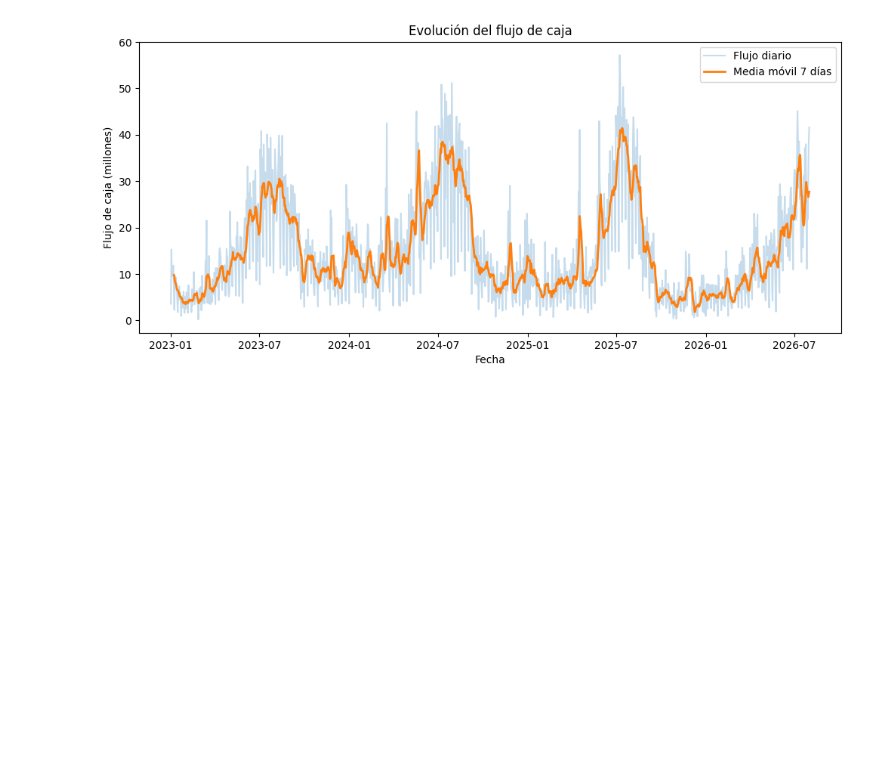
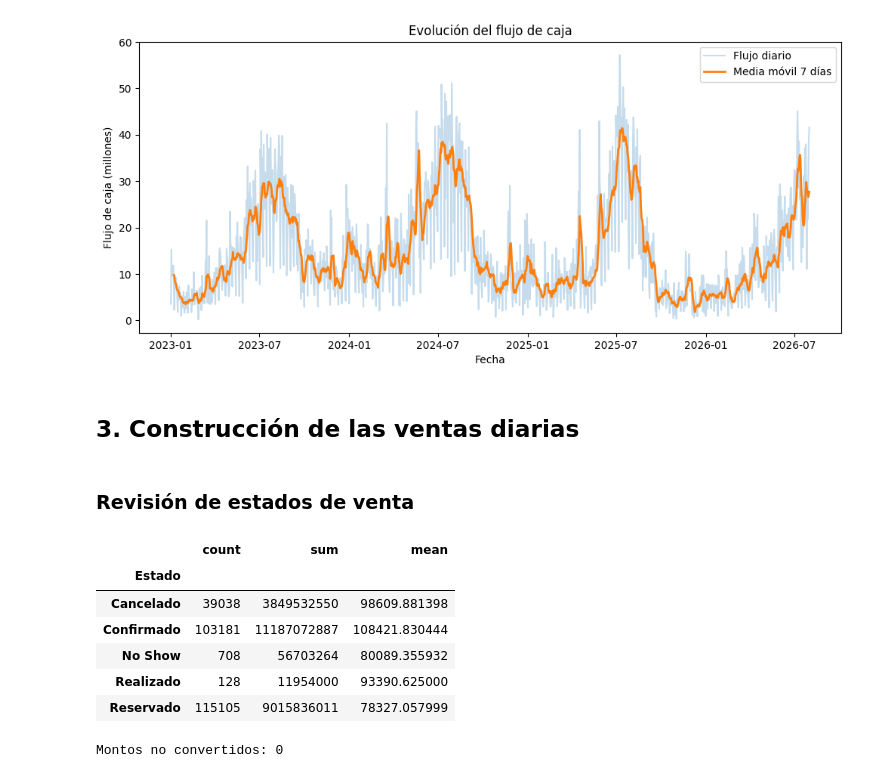
Before and after one commit to Vyena/ml_finance_teixeiradossantos, a Jupyter notebook: notebooks/Proyecto final/proyecto_flujo_caja.ipynb, the cells around one changed output. Drawn from its saved outputs; the diff is of its cells as text; code cells hidden in the pictures; blank space fills up the shorter version.

```diff
--- a/notebooks/Proyecto final/proyecto_flujo_caja.ipynb
+++ b/notebooks/Proyecto final/proyecto_flujo_caja.ipynb
@@ -253,3 +260,35 @@ plt.legend()
 plt.show()
 # %% [output]
 [figure]
+# %% [markdown]
+## 3. Construcción de las ventas diarias
+# %% [markdown]
+### Revisión de estados de venta
+# %%
+# Conversión del monto de venta a formato numérico
+df_ventas["Monto_Total_Num"] = pd.to_numeric(
+    df_ventas["Monto Total"],
+    errors="coerce"
+)
+
+resumen_estados = (
+    df_ventas
+    .groupby("Estado")["Monto_Total_Num"]
+    .agg(["count", "sum", "mean"])
+)
+
+display(resumen_estados)
+
+print(
+    "Montos no convertidos:",
+    df_ventas["Monto_Total_Num"].isna().sum()
+)
+# %% [output]
+|  | count | sum | mean |
+| Estado |  |  |  |
+| Cancelado | 39038 | 3849532550 | 98609.881398 |
+| Confirmado | 103181 | 11187072887 | 108421.830444 |
+| No Show | 708 | 56703264 | 80089.355932 |
+| Realizado | 128 | 11954000 | 93390.625000 |
+| Reservado | 115105 | 9015836011 | 78327.057999 |
+Montos no convertidos: 0
```
Also changed, not shown: parts of 18 cells of this notebook.
